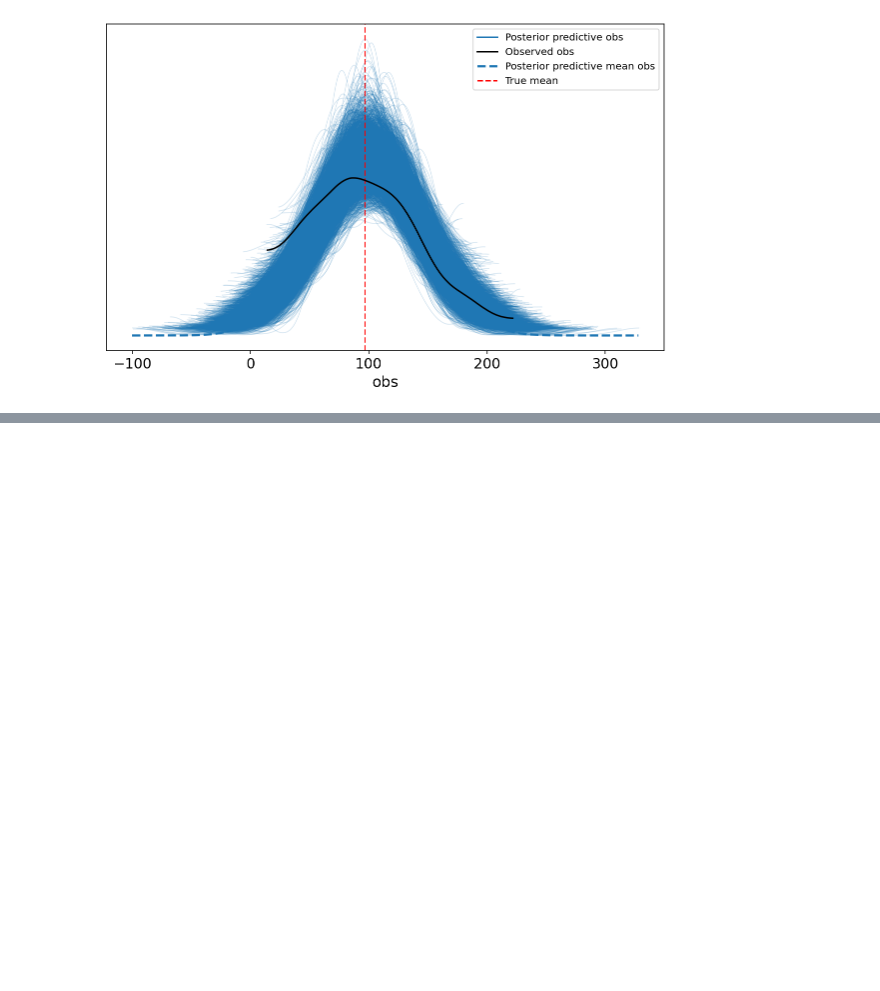
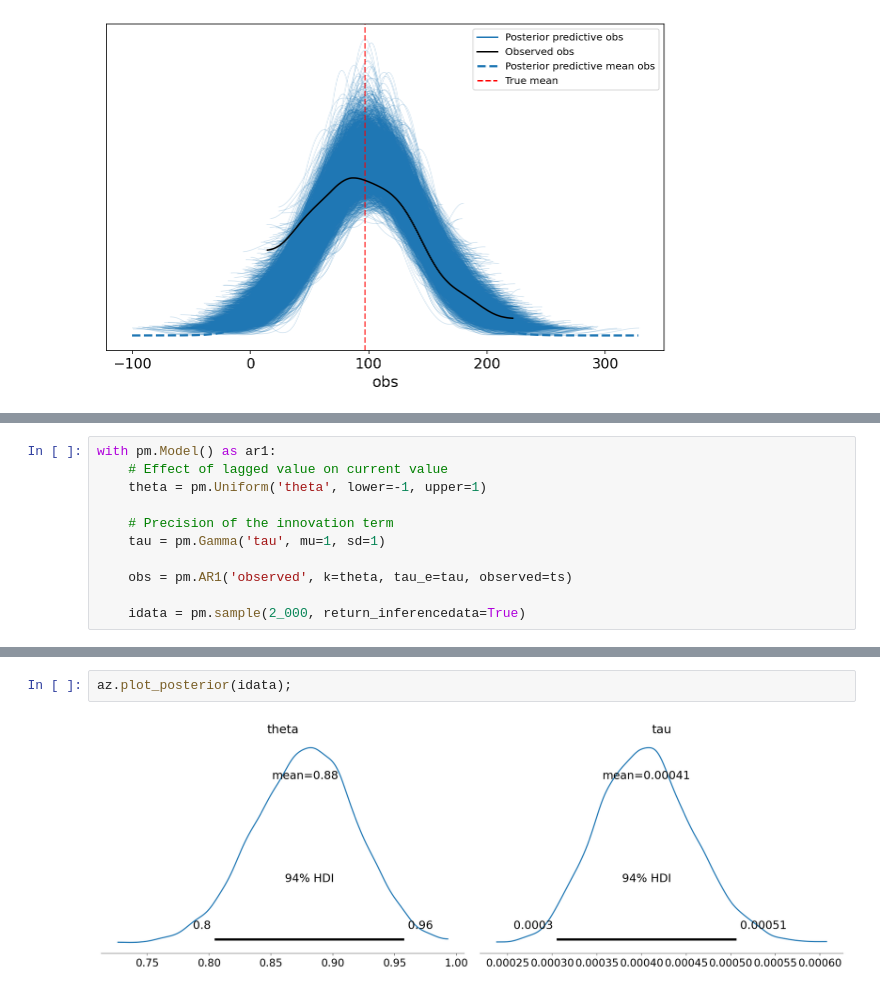
Before and after one commit to dimi-tree/time-series-forecasting, a Jupyter notebook: 03_pymc3.ipynb, the cells around one changed output, grey strips where cells are left out. Cells and saved outputs as stored; diff of their text form; blank space fills up the shorter version.

```diff
--- a/03_pymc3.ipynb
+++ b/03_pymc3.ipynb
@@ -176,0 +196,11 @@ ax.legend(fontsize=10);
+# %%
+with pm.Model() as ar1:
+    # Effect of lagged value on current value
+    theta = pm.Uniform('theta', lower=-1, upper=1)
+
+    # Precision of the innovation term
+    tau = pm.Gamma('tau', mu=1, sd=1)
+
+    obs = pm.AR1('observed', k=theta, tau_e=tau, observed=ts)
+
+    idata = pm.sample(2_000, return_inferencedata=True)
@@ -176,0 +214,4 @@ ax.legend(fontsize=10);
+# %%
+az.plot_posterior(idata);
+# %% [output]
+[figure, added]
```
Also changed, not shown: parts of 9 cells of this notebook.
